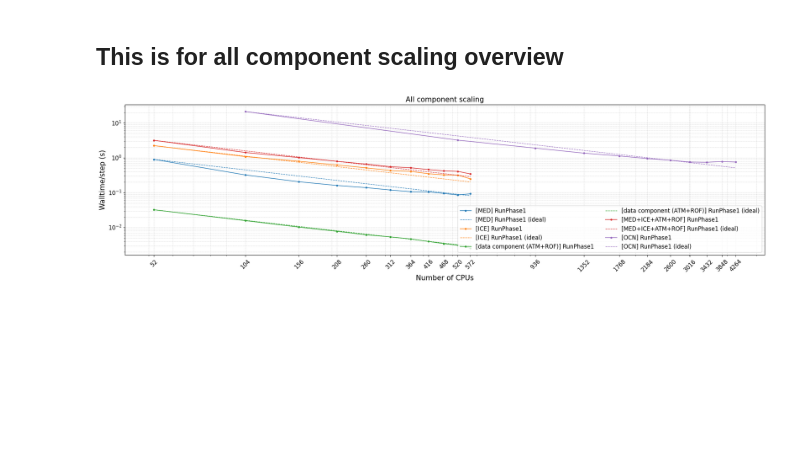
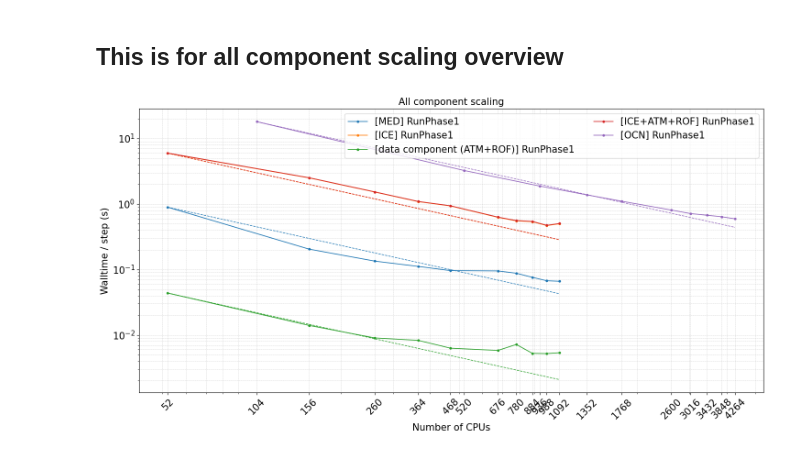
Before and after one commit to ACCESS-NRI/access-models-scaling, a Jupyter notebook: accessom3_panan_4km.ipynb, the cells around one changed output. Cells and saved outputs as stored; diff of their text form; code cells hidden in the pictures; blank space fills up the shorter version.

```diff
--- a/accessom3_panan_4km.ipynb
+++ b/accessom3_panan_4km.ipynb
@@ -1121,9 +969,10 @@ model_component = (
 
 suffix = "test_all_comp"
 count=11
-base_prefix="panan_4km_only"
-branch="panan_4km_only"
-pets=['0 104', '0 520', '0 936', '0 1352', '0 1768', '0 2184', '0 2600', '0 3016', '0 3432', '0 3848', '0 4264']
+base_prefix="regional_panan_4km_config_restart"
+branch="regional_panan_4km_config_restart"
+pets=['0 52', '0 156', '0 260', '0 364', '0 468', '0 572', '0 676', '0 780', '0 884', '0 988', '0 1092']
+# [52, 156, 260, 364, 468, 572, 676, 780, 884, 988, 1092]
 list_pets = [p.replace(' ', ',') for p in pets]
 
 list_exact_path = [f"/g/data/tm70/ml0072/COMMON/git_repos/access-experiment-generator/performance_runnings_ncmas/om3/{base_prefix}_{i}/{branch}/archive" for i in range(1,count+1)]
@@ -1138,6 +987,6 @@ run_config_med_dict = gen_run_config(
     list_exact_path=list_exact_path
 )
 
-run_config_med_path = f"/g/data/tm70/ml0072/COMMON/git_repos/esmf-trace/examples/run_config_{base_prefix}_path_{suffix}.yaml"
+run_config_med_path = f"/g/data/tm70/ml0072/COMMON/git_repos/esmf-trace/examples/run_config_{base_prefix}_path_{suffix}_mean.yaml"
 write_yaml(run_config_med_dict, run_config_med_path)
 # %% [markdown]
@@ -1318,14 +1166,27 @@ df
 # %% [markdown]
 ## This is for all component scaling overview
 # %%
-cores=[52, 104, 156, 208, 260, 312, 364, 416, 468, 520, 572]
+cores=[52, 156, 260, 364, 468, 572, 676, 780, 884, 988, 1092]
 cores_ocn=[104, 520, 936, 1352, 1768, 2184, 2600, 3016, 3432, 3848, 4264]
+
+plt.rcParams.update({
+    "font.size": 18,
+    "axes.titlesize": 15,
+    "axes.labelsize": 15,
+    "xtick.labelsize": 15,
+    "ytick.labelsize": 15,
+    "legend.fontsize": 15,
+})
+
+cores=[52, 156, 260, 364, 468, 676, 780, 884, 988, 1092]
+cores_ocn=[104, 520, 936, 1352, 1768, 2600, 3016, 3432, 3848, 4264]
+
 
 cores_per_component = {
     "[MED] RunPhase1": cores,
     "[ICE] RunPhase1": cores,
     "[data component (ATM+ROF)] RunPhase1": cores,
-    "[MED+ICE+ATM+ROF] RunPhase1": cores,
+    "[ICE+ATM+ROF] RunPhase1": cores,
     "[OCN] RunPhase1": cores_ocn,
 }
 
@@ -1353,56 +1214,37 @@ new_vars = {
     ],
     "[ICE] RunPhase1": [
         "[ESMF]/[ensemble] RunPhase1/[ESM0001] RunPhase1/[ICE] RunPhase1",
     ],
     "[data component (ATM+ROF)] RunPhase1":[
         "[ESMF]/[ensemble] RunPhase1/[ESM0001] RunPhase1/[ATM] RunPhase1",
         "[ESMF]/[ensemble] RunPhase1/[ESM0001] RunPhase1/[ROF] RunPhase1",
     ],
-    "[MED+ICE+ATM+ROF] RunPhase1":[
-        "[ESMF]/[ensemble] RunPhase1/[ESM0001] RunPhase1/[MED] med_phases_post_atm",
-        "[ESMF]/[ensemble] RunPhase1/[ESM0001] RunPhase1/[MED] med_phases_post_ice",
-        "[ESMF]/[ensemble] RunPhase1/[ESM0001] RunPhase1/[MED] med_phases_prep_ocn_avg",
-        "[ESMF]/[ensemble] RunPhase1/[ESM0001] RunPhase1/[MED] med_phases_post_ocn",
-        "[ESMF]/[ensemble] RunPhase1/[ESM0001] RunPhase1/[MED] med_phases_prep_ocn_accum",
-        "[ESMF]/[ensemble] RunPhase1/[ESM0001] RunPhase1/[MED] med_phases_aofluxes_run",
-        "[ESMF]/[ensemble] RunPhase1/[ESM0001] RunPhase1/[MED] med_phases_prep_ice",
-        "[ESMF]/[ensemble] RunPhase1/[ESM0001] RunPhase1/[MED] med_phases_post_rof",
-        "[ESMF]/[ensemble] RunPhase1/[ESM0001] RunPhase1/[MED] med_phases_diag_ocn",
-        "[ESMF]/[ensemble] RunPhase1/[ESM0001] RunPhase1/[MED] med_phases_ocnalb_run",
-        "[ESMF]/[ensemble] RunPhase1/[ESM0001] RunPhase1/[MED] med_phases_diag_ice_ice2med",
-        "[ESMF]/[ensemble] RunPhase1/[ESM0001] RunPhase1/[MED] med_phases_diag_atm",
-        "[ESMF]/[ensemble] RunPhase1/[ESM0001] RunPhase1/[MED] med_phases_diag_ice_med2ice",
-        "[ESMF]/[ensemble] RunPhase1/[ESM0001] RunPhase1/[MED] med_phases_diag_rof",
-        "[ESMF]/[ensemble] RunPhase1/[ESM0001] RunPhase1/[MED] med_phases_diag_accum",
-        "[ESMF]/[ensemble] RunPhase1/[ESM0001] RunPhase1/[MED] med_phases_restart_write",
-        "[ESMF]/[ensemble] RunPhase1/[ESM0001] RunPhase1/[MED] med_phases_profile",
-        "[ESMF]/[ensemble] RunPhase1/[ESM0001] RunPhase1/[MED] med_phases_diag_print",
-        "[ESMF]/[ensemble] RunPhase1/[ESM0001] RunPhase1/[MED] med_phases_history_write",
+    "[ICE+ATM+ROF] RunPhase1":[
         "[ESMF]/[ensemble] RunPhase1/[ESM0001] RunPhase1/[ICE] RunPhase1",
         "[ESMF]/[ensemble] RunPhase1/[ESM0001] RunPhase1/[ATM] RunPhase1",
         "[ESMF]/[ensemble] RunPhase1/[ESM0001] RunPhase1/[ROF] RunPhase1",
     ],
     "[OCN] RunPhase1": [
         "[ESMF]/[ensemble] RunPhase1/[ESM0001] RunPhase1/[OCN] RunPhase1"
     ],
 
 }
 
 pivot_scaling_all_components = plot_scaling(
     stats_df=df,
     base_prefix=base_prefix,
-    ycol="tmedian",
-    ylabel="Walltime/step (s)",
-    # ylim=(1e-4, 4e-2),
+    ycol="tavg",
+    ylabel="Walltime / step (s)",
     outputs=("combine",),
     output_for_ideal="combine",
     ideal_ref_index=0,
     title="All component scaling",
-    # model_component=model_component,
     subplot_by_component=False,
-    figsize=(20, 6),
+    figsize=(15, 8),
     cores_per_component=cores_per_component,
     new_vars=new_vars,
 )
+
+pivot_scaling_all_components
 # %% [output]
-[figure, old version]
+[figure, new version]
```
Also changed, not shown: parts of 42 cells of this notebook.
